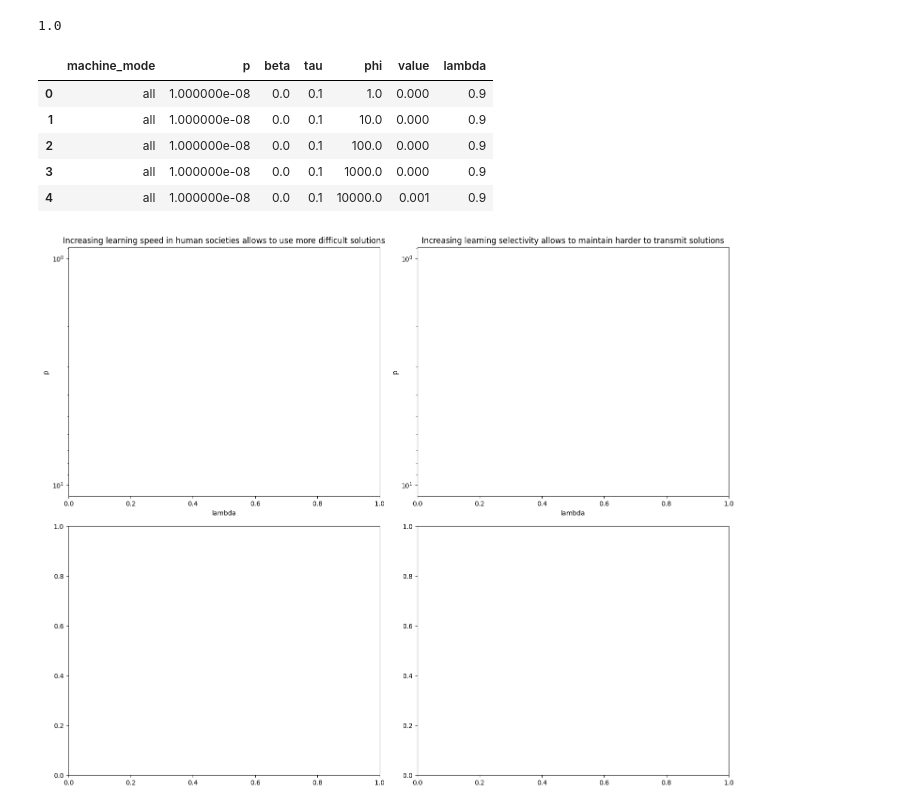
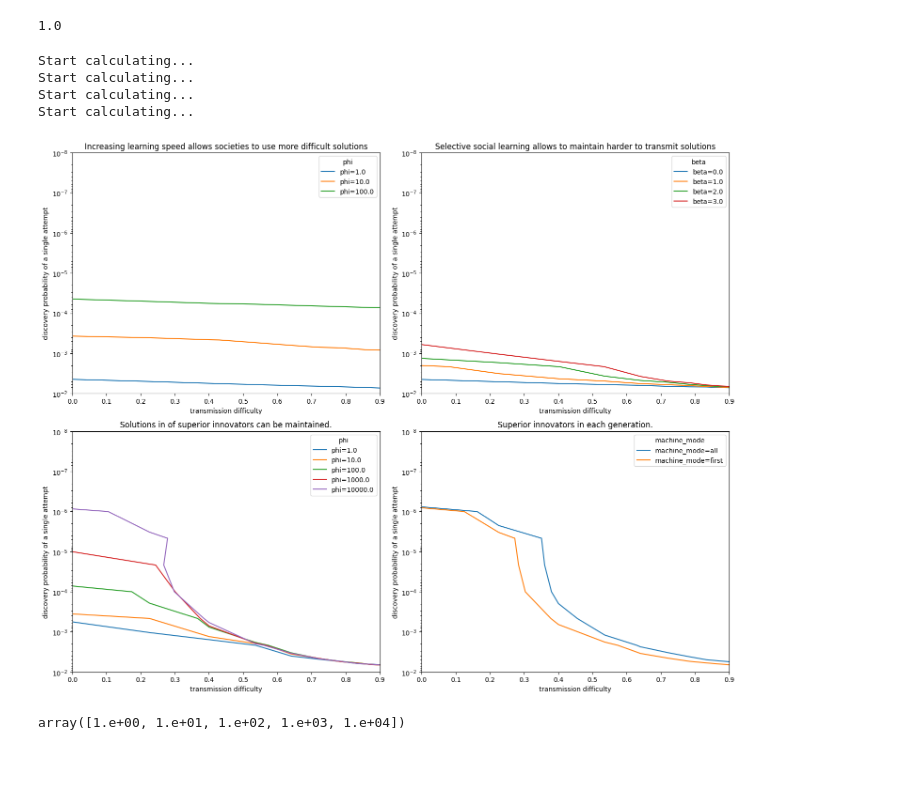
Before and after one commit to center-for-humans-and-machines/reward-network-iii, a Jupyter notebook: analysis/abm_abstract.ipynb, the cells around one changed output. Cells and saved outputs as stored; diff of their text form; code cells hidden in the pictures; blank space fills up the shorter version.

```diff
--- a/analysis/abm_abstract.ipynb
+++ b/analysis/abm_abstract.ipynb
@@ -28,11 +28,12 @@ def run_abm_batch(
     M_hi = M if M_hi is None else int(M_hi)
 
     # Validate machine_mode parameter
-    if machine_mode not in ["none", "first", "all"]:
+    if machine_mode not in ["none", "first", "all", "only"]:
         raise ValueError(f"machine_mode must be one of 'none', 'first', 'all', got '{machine_mode}'")
 
     s_hum  = 1.0 - (1.0 - p)**M
     s_mach = 1.0 - (1.0 - p)**M_hi
+
     c = np.exp(beta * Delta)
 
     a_prev = np.zeros((R, N), dtype=np.int8)
@@ -41,16 +42,22 @@ def run_abm_batch(
     for g in range(1, G + 1):
         if G >= 2:
             # Social learning: pick a model category (1 vs 0) with softmax-based probability
-            X_prev = a_prev.sum(axis=1).astype(float)                          # (R,)
+            X_prev = a_prev.sum(axis=1).astype(float) #
             Pi = np.where(X_prev > 0.0, (c * X_prev) / (c * X_prev + (N - X_prev)), 0.0)
             choose1 = rng.random((R, N)) < Pi[:, None]                         # chose a model with action 1
-            imitate = choose1 & (rng.random((R, N)) < tau)                     # successful imitation
+            imitate = choose1 & (rng.random((R, N)) < tau)
+        else:
+            imitate = np.zeros((R, N), dtype=np.bool8)
 
         r = rng.random((R, N))
         disc = np.zeros((R, N), dtype=np.int8)
-        if machine_mode == "all" or (machine_mode == "first" and G == 1):
+        if machine_mode == "all" or (machine_mode == "first" and g == 1):
             disc[:, :K]  = (r[:, :K]  < s_mach)
             disc[:, K:]  = (r[:, K:]  < s_hum)
+        elif machine_mode == "only":
+            disc = (r < s_mach)
+        elif machine_mode == "none":
+            disc = (r < s_hum)
         else:
             disc = (r < s_hum)
 
@@ -289,55 +285,61 @@ def contourplot(
     ax.set_xlabel(x)
     ax.set_ylabel(y)
     return ax
-# %%
-df.head()
-# %% [output]
-|  | machine_mode | p | beta | tau | phi | value | lambda |
-| 0 | all | 1.000000e-08 | 0.0 | 0.1 | 1.0 | 0.000 | 0.9 |
-| 1 | all | 1.000000e-08 | 0.0 | 0.1 | 10.0 | 0.000 | 0.9 |
-| 2 | all | 1.000000e-08 | 0.0 | 0.1 | 100.0 | 0.000 | 0.9 |
-| 3 | all | 1.000000e-08 | 0.0 | 0.1 | 1000.0 | 0.000 | 0.9 |
-| 4 | all | 1.000000e-08 | 0.0 | 0.1 | 10000.0 | 0.001 | 0.9 |
 # %%
 # Create two contour plots as subplots
 fig, ax = plt.subplots(2, 2, figsize=(15, 12))
 
 ax1 = ax[0,0]
 ax2 = ax[0,1]
 ax3 = ax[1,0]
 ax4 = ax[1,1]
 
-dfs = df[(df['beta'] == reference_beta) & (df['machine_mode'] == reference_mode)]
+dfs = compute(['only'], p_vals, [0], tau_vals, phi_vals[:3])
 dfs = dfs.groupby(['p', 'lambda', 'phi', 'beta', 'machine_mode']).mean().reset_index()
 contourplot(dfs, 'lambda', 'p', 'value', hue='phi', levels=[0.5], log_y=True,
             ax=ax1, reverse_y=True)
-ax1.set_title(f'Increasing learning speed in human societies allows to use more difficult solutions')
+ax1.set_title(f'Increasing learning speed allows societies to use more difficult solutions')
 
-
-dfs = df[(df['phi'] == reference_phi) & (df['machine_mode'] == reference_mode)]
+dfs = compute(['none'], p_vals, beta_vals, tau_vals, [1])
 dfs = dfs.groupby(['p', 'lambda', 'phi', 'beta', 'machine_mode']).mean().reset_index()
 contourplot(dfs, 'lambda', 'p', 'value', hue='beta', levels=[0.5], log_y=True,
             ax=ax2, reverse_y=True)
-ax2.set_title(f'Increasing learning selectivity allows to maintain harder to transmit solutions')
+ax2.set_title(f'Selective social learning allows to maintain harder to transmit solutions')
 
-# # Plot 2: Fixed beta = reference_beta
-# dfs_lambda = df[(df['beta'] == reference_beta) & (df['machine_mode'] == reference_mode)]
-# dfs_lambda = dfs_lambda.groupby(['p', 'lambda', 'phi', 'machine_mode']).mean().reset_index()
-# contourplot(dfs_lambda, 'lambda', 'p', 'value', hue='phi', levels=[0.5], log_y=True,
-#             ax=ax2, reverse_y=True)
-# ax2.set_title(f'Increasing Exploration Rate Allows for Increasingly Difficult Solutions')
 
-# # Plot 3: Fixed beta = reference_beta
-# dfs_lambda = df[(df['beta'] == reference_beta) & (df['phi'] == reference_phi)]
-# dfs_lambda = dfs_lambda.groupby(['p', 'lambda', 'machine_mode']).mean().reset_index()
-# contourplot(dfs_lambda, 'lambda', 'p', 'value', hue='machine_mode', levels=[0.5], log_y=True,
-#             ax=ax3, reverse_y=True)
-# ax3.set_title(f'Fixed β = {reference_beta}')
+dfs = compute(['first'], p_vals, [3], tau_vals, phi_vals)
+dfs = dfs.groupby(['p', 'lambda', 'phi', 'beta', 'machine_mode']).mean().reset_index()
+contourplot(dfs, 'lambda', 'p', 'value', hue='phi', levels=[0.5], log_y=True,
+            ax=ax3, reverse_y=True)
+ax3.set_title(f'Solutions in of superior innovators can be maintained.')
+
+
+dfs = compute(['first', 'all'], p_vals, [3], tau_vals, phi_vals[[-1]])
+dfs = dfs.groupby(['p', 'lambda', 'phi', 'beta', 'machine_mode']).mean().reset_index()
+contourplot(dfs, 'lambda', 'p', 'value', hue='machine_mode', levels=[0.5], log_y=True,
+            ax=ax4, reverse_y=True)
+ax4.set_title(f'Superior innovators in each generation.')
+
+
+for ax in ax.flatten():
+    # x label
+    ax.set_xlabel('transmission difficulty')
+    ax.set_ylabel('discovery probability of a single attempt')
 
 plt.tight_layout()
+plt.savefig('plots/abm_abstract/abm_abstract_v1.png', dpi=300)
+plt.savefig('plots/abm_abstract/abm_abstract_v1.pdf')
 plt.show()
 # %% [output]
+Start calculating...
+Start calculating...
+Start calculating...
+Start calculating...
-[figure, old version]
+[figure, new version]
+# %%
+phi_vals
+# %% [output]
+array([1.e+00, 1.e+01, 1.e+02, 1.e+03, 1.e+04])
 # %%
 dfs
 # %% [output]
```
Also changed, not shown: parts of 4 cells of this notebook, 2 other files.
